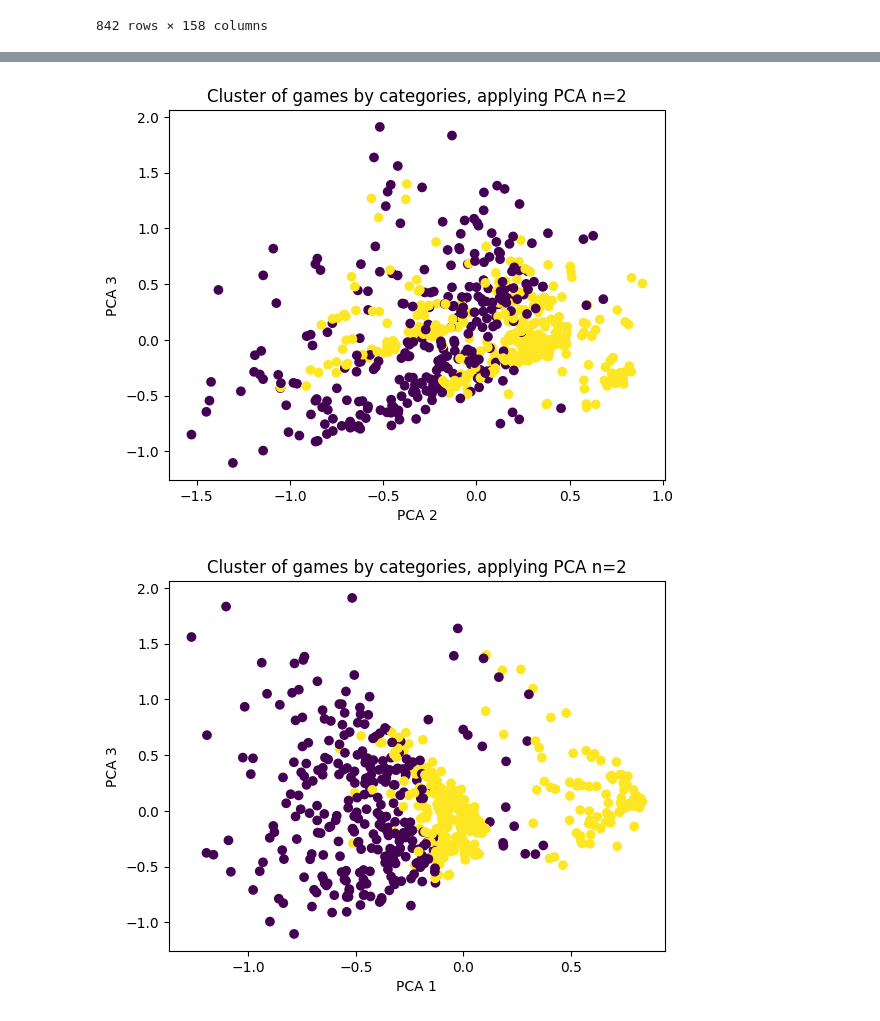
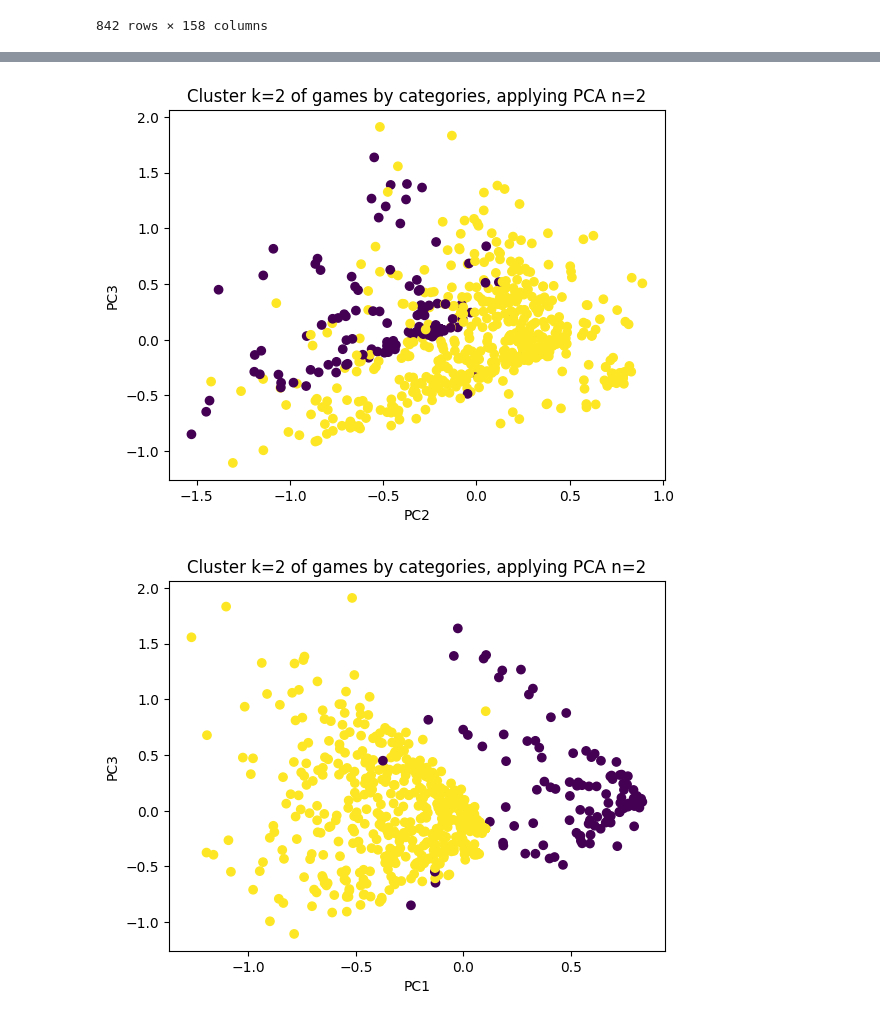
Before and after one commit to Franciline/Recommendation_system, a Jupyter notebook: pca_clustering.ipynb, the cells around one changed output, grey strips where cells are left out. Cells and saved outputs as stored; diff of their text form; code cells hidden in the pictures.

```diff
--- a/pca_clustering.ipynb
+++ b/pca_clustering.ipynb
@@ -243,13 +278,16 @@ plt.show()
 pca = PCA(n_components=3)
 game_type_2d = pca.fit_transform(game_type)
 
+kmeans = KMeans(n_clusters=2)
+clustered = kmeans.fit_predict(game_type_2d)
+
 fig = plt.figure()
 ax = fig.add_subplot(projection='3d')
 ax.scatter(game_type_2d[:,0], game_type_2d[:,1], game_type_2d[:,2], c=clustered)
-ax.set_title("PCA n=3 Games clusters")
-ax.set_xlabel('PCA 1')
-ax.set_ylabel('PCA 2')
-ax.set_zlabel('PCA 3')
+ax.set_title("PCA n=3 Games clusters k=2")
+ax.set_xlabel('PC1')
+ax.set_ylabel('PC2')
+ax.set_zlabel('PC3')
 
 plt.show()
 # %% [output]
@@ -258,22 +296,22 @@ plt.show()
 # PCA 3 visualisez in different parts
 # plot
 plt.scatter(game_type_2d[:,1], game_type_2d[:,2], c=clustered)
-plt.title("Cluster of games by categories, applying PCA n=2")
-plt.xlabel("PCA 2")
-plt.ylabel("PCA 3")
+plt.title("Cluster k=2 of games by categories, applying PCA n=2")
+plt.xlabel("PC2")
+plt.ylabel("PC3")
 plt.show()
 # %% [output]
-[figure, old version]
+[figure, new version]
 # %%
 # PCA 3 visualisez in different parts
 # plot
 plt.scatter(game_type_2d[:,0], game_type_2d[:,2], c=clustered)
-plt.title("Cluster of games by categories, applying PCA n=2")
-plt.xlabel("PCA 1")
-plt.ylabel("PCA 3")
+plt.title("Cluster k=2 of games by categories, applying PCA n=2")
+plt.xlabel("PC1")
+plt.ylabel("PC3")
 plt.show()
 # %% [output]
-[figure, old version]
+[figure, new version]
 # %%
 # visualisation in 3D
 pca = PCA(n_components=1)
```
Also changed, not shown: parts of 25 cells of this notebook, 1 other file.
